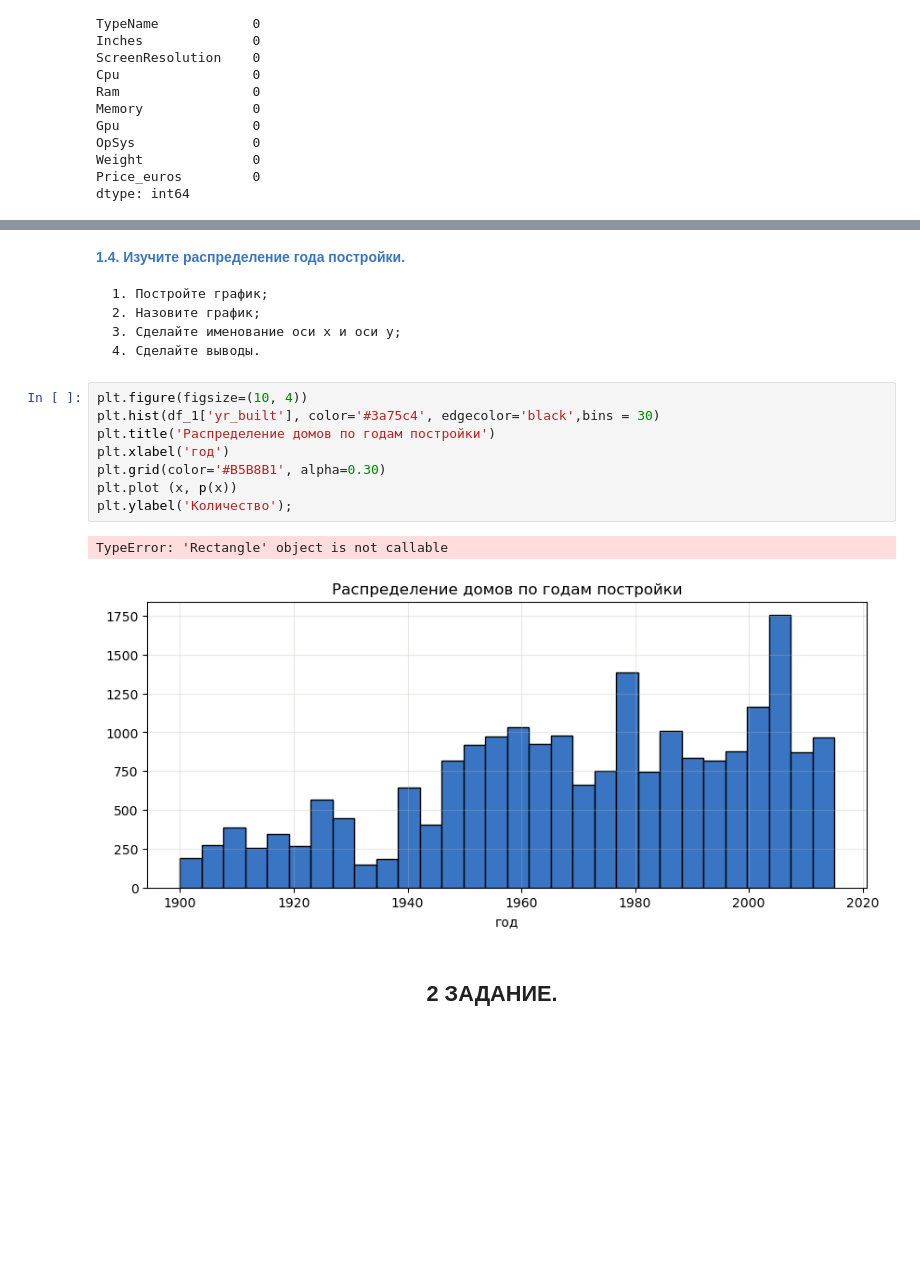
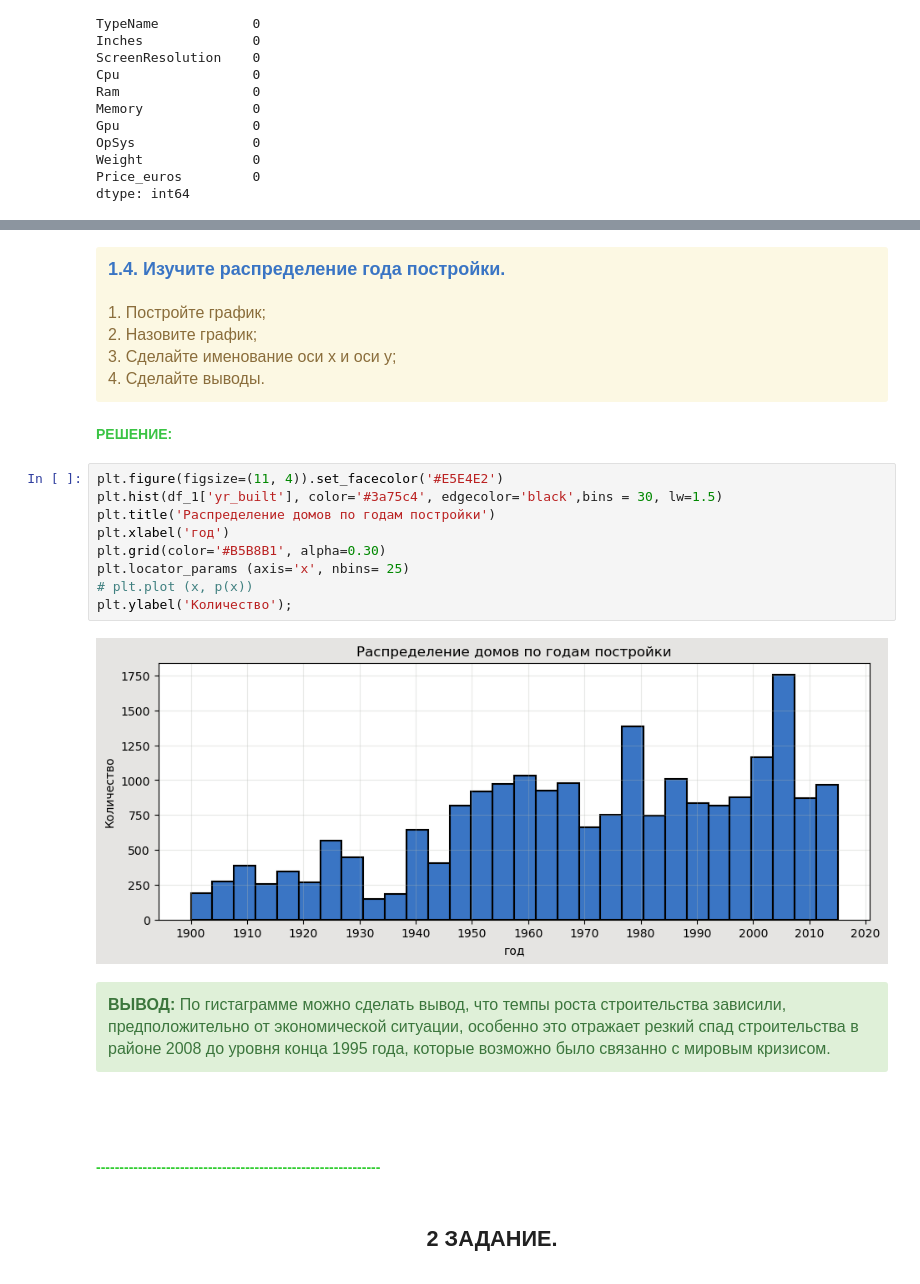
Before and after one commit to ASN-RF/Analitic_Python, a Jupyter notebook: DZ_4_certification.ipynb, the cells around one changed output, grey strips where cells are left out. Drawn from its saved outputs; the diff is of its cells as text; blank space fills up the shorter version.

````diff
--- a/DZ_4_certification.ipynb
+++ b/DZ_4_certification.ipynb
@@ -230,21 +341,27 @@ plt.grid(color='#B5B8B1', alpha=0.30)
 # %% [markdown]
-<font size=4.5 color=#3a75c4>**1.4. Изучите распределение года постройки.**</font>
-```
-1. Постройте график;
-2. Назовите график;
-3. Сделайте именование оси x и оси y;
-4. Сделайте выводы.
-```
+<div class="alert alert-block alert-warning"><font size=4 color=#3a75c4><b>1.4. Изучите распределение года постройки.</b></font><br><br>
+<font size=3 color='b'>
+1. Постройте график;<br>
+2. Назовите график;<br>
+3. Сделайте именование оси x и оси y;<br>
+4. Сделайте выводы.</font>
+</div>
+# %% [markdown]
+<font size=4.5 color=#3ac444>**РЕШЕНИЕ:**</font>
 # %%
-plt.figure(figsize=(10, 4))
-plt.hist(df_1['yr_built'], color='#3a75c4', edgecolor='black',bins = 30)
+plt.figure(figsize=(11, 4)).set_facecolor('#E5E4E2')
+plt.hist(df_1['yr_built'], color='#3a75c4', edgecolor='black',bins = 30, lw=1.5)
 plt.title('Распределение домов по годам постройки')
 plt.xlabel('год')
 plt.grid(color='#B5B8B1', alpha=0.30)
-plt.plot (x, p(x))
+plt.locator_params (axis='x', nbins= 25)
+# plt.plot (x, p(x))
 plt.ylabel('Количество');
 # %% [output]
-TypeError: 'Rectangle' object is not callable
-[figure, old version]
+[figure, new version]
+# %% [markdown]
+<div class="alert alert-block alert-success"><font size=3 color='b'><b>ВЫВОД:</b> По гистаграмме можно сделать вывод, что темпы роста строительства зависили, предположительно от экономической ситуации, особенно это отражает резкий спад строительства в районе 2008 до уровня конца 1995 года, которые возможно было связанно с мировым кризисом.</font></div>
+# %% [markdown]
+<br><br><br><font size=10 color=#32CD32><b>-------------------------------------------------------------</b></font>
 # %% [markdown]
 ## <p style="text-align: center;">**2 ЗАДАНИЕ.**</p>
````
Also changed, not shown: parts of 89 cells of this notebook.
